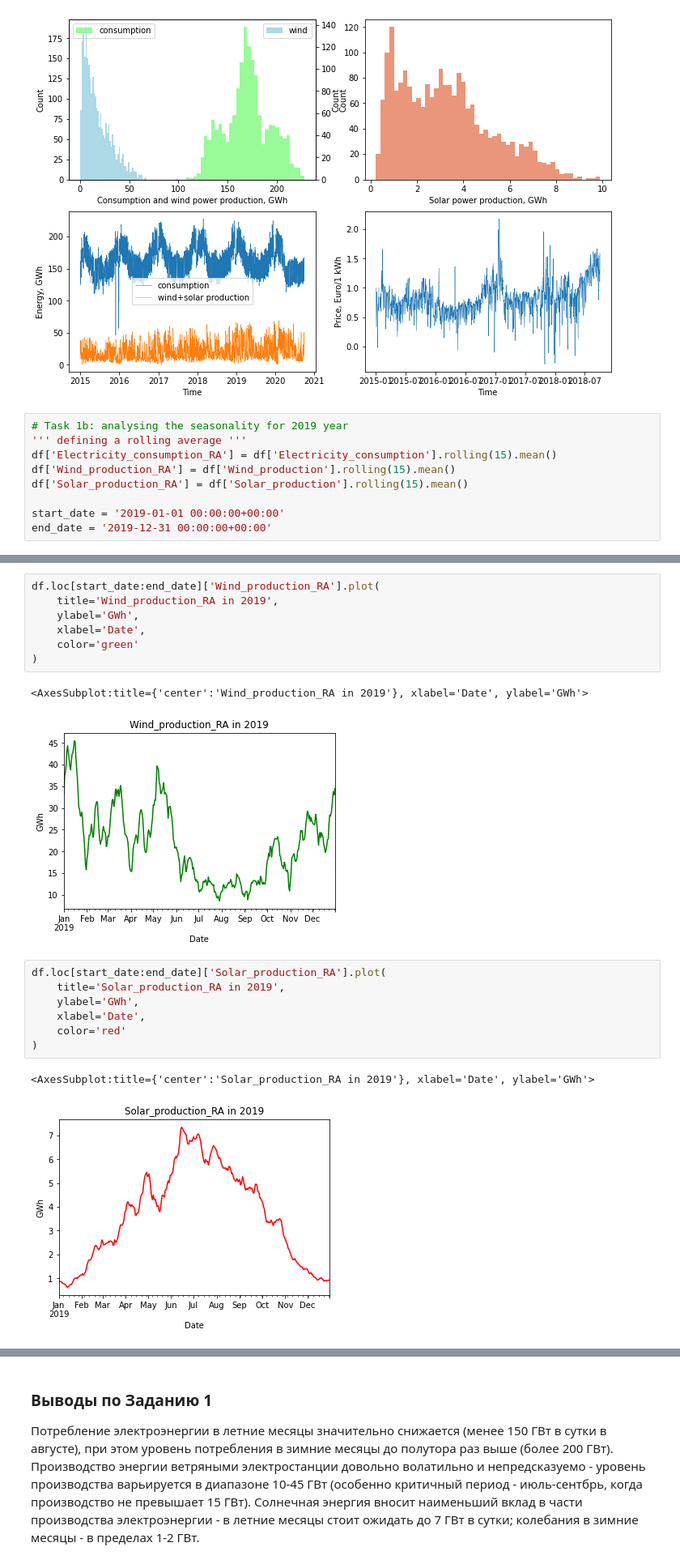
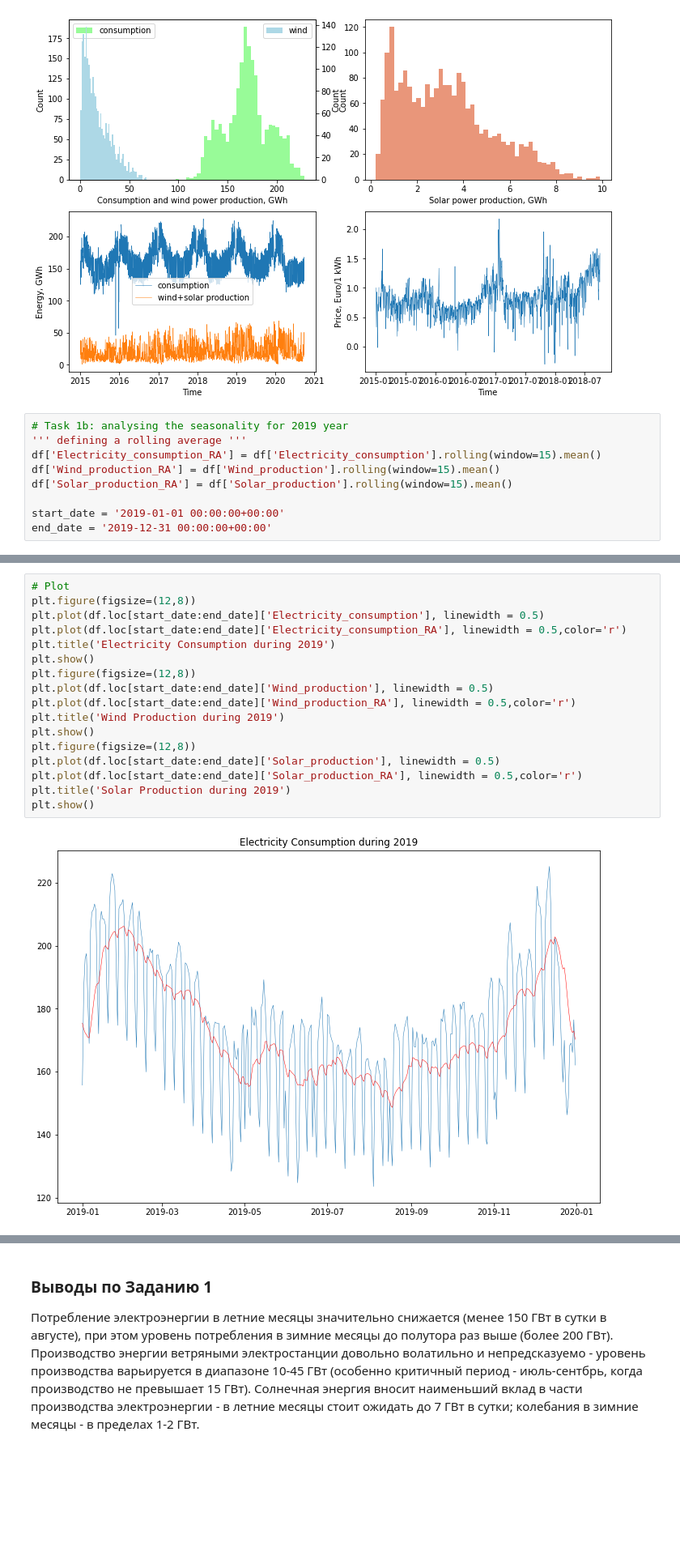
Before and after one commit to Segodnya/summer_internship_2021, a Jupyter notebook: mckinsey_opsd_austria_daily/McKinsey_Austria_Task.ipynb, the cells around one changed output, grey strips where cells are left out. Shown at 81% size. Saved outputs shown, nothing was run; the diff lists cells and outputs as text; blank space fills up the shorter version.

```diff
--- a/mckinsey_opsd_austria_daily/McKinsey_Austria_Task.ipynb
+++ b/mckinsey_opsd_austria_daily/McKinsey_Austria_Task.ipynb
@@ -86,9 +86,9 @@ plt.show()
 # %%
 # Task 1b: analysing the seasonality for 2019 year
 ''' defining a rolling average '''
-df['Electricity_consumption_RA'] = df['Electricity_consumption'].rolling(15).mean()
-df['Wind_production_RA'] = df['Wind_production'].rolling(15).mean()
-df['Solar_production_RA'] = df['Solar_production'].rolling(15).mean()
+df['Electricity_consumption_RA'] = df['Electricity_consumption'].rolling(window=15).mean()
+df['Wind_production_RA'] = df['Wind_production'].rolling(window=15).mean()
+df['Solar_production_RA'] = df['Solar_production'].rolling(window=15).mean()
 
 start_date = '2019-01-01 00:00:00+00:00'
 end_date = '2019-12-31 00:00:00+00:00'
@@ -104,20 +95,19 @@ df.loc[start_date:end_date]['Electricity_consumption_RA'].plot(
-# %%
-df.loc[start_date:end_date]['Wind_production_RA'].plot(
-    title='Wind_production_RA in 2019',
-    ylabel='GWh',
-    xlabel='Date',
-    color='green'
-)
-# %% [output]
-<AxesSubplot:title={'center':'Wind_production_RA in 2019'}, xlabel='Date', ylabel='GWh'>
-[figure, removed]
-# %%
-df.loc[start_date:end_date]['Solar_production_RA'].plot(
-    title='Solar_production_RA in 2019',
-    ylabel='GWh',
-    xlabel='Date',
-    color='red'
-)
-# %% [output]
-<AxesSubplot:title={'center':'Solar_production_RA in 2019'}, xlabel='Date', ylabel='GWh'>
-[figure, removed]
+# %%
+# Plot
+plt.figure(figsize=(12,8))
+plt.plot(df.loc[start_date:end_date]['Electricity_consumption'], linewidth = 0.5)
+plt.plot(df.loc[start_date:end_date]['Electricity_consumption_RA'], linewidth = 0.5,color='r')
+plt.title('Electricity Consumption during 2019')
+plt.show()
+plt.figure(figsize=(12,8))
+plt.plot(df.loc[start_date:end_date]['Wind_production'], linewidth = 0.5)
+plt.plot(df.loc[start_date:end_date]['Wind_production_RA'], linewidth = 0.5,color='r')
+plt.title('Wind Production during 2019')
+plt.show()
+plt.figure(figsize=(12,8))
+plt.plot(df.loc[start_date:end_date]['Solar_production'], linewidth = 0.5)
+plt.plot(df.loc[start_date:end_date]['Solar_production_RA'], linewidth = 0.5,color='r')
+plt.title('Solar Production during 2019')
+plt.show()
+# %% [output]
+[figure, added]
```
Also changed, not shown: parts of 10 cells of this notebook, 1 other file.
